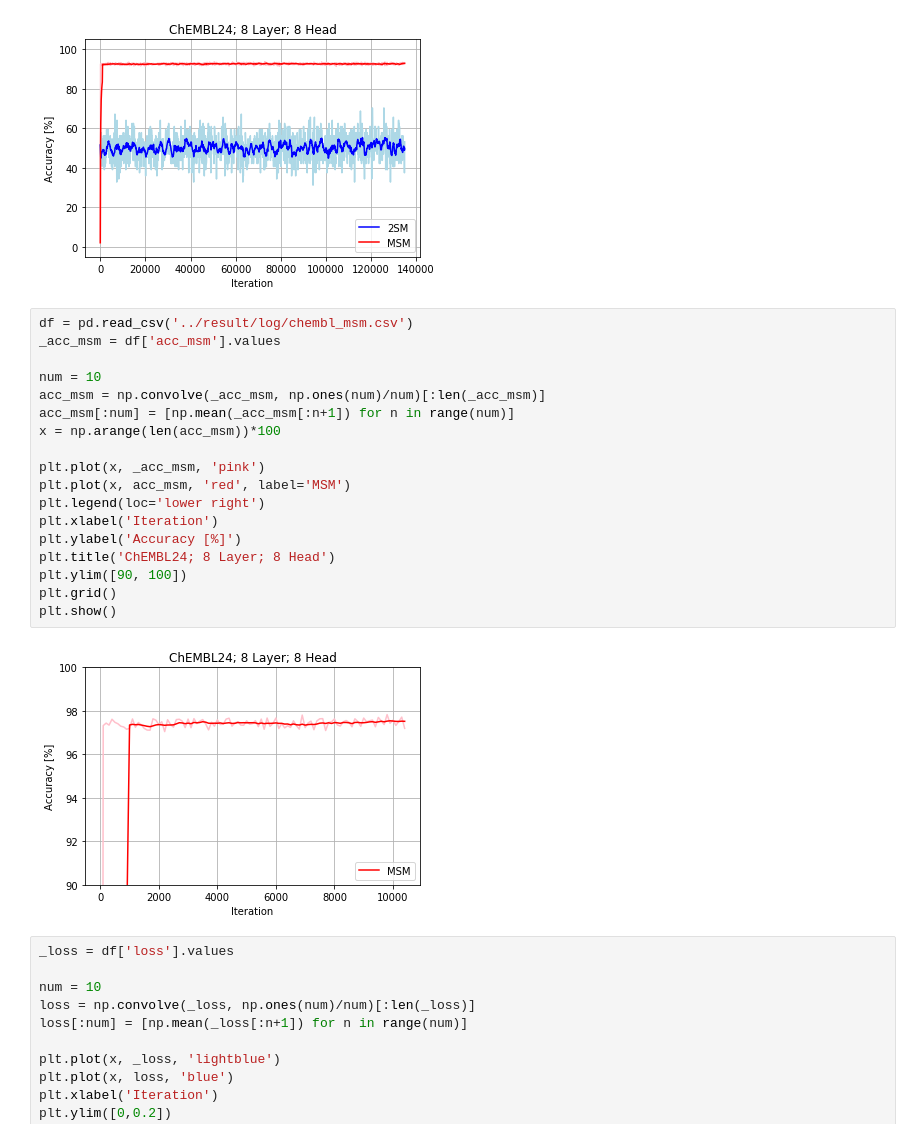
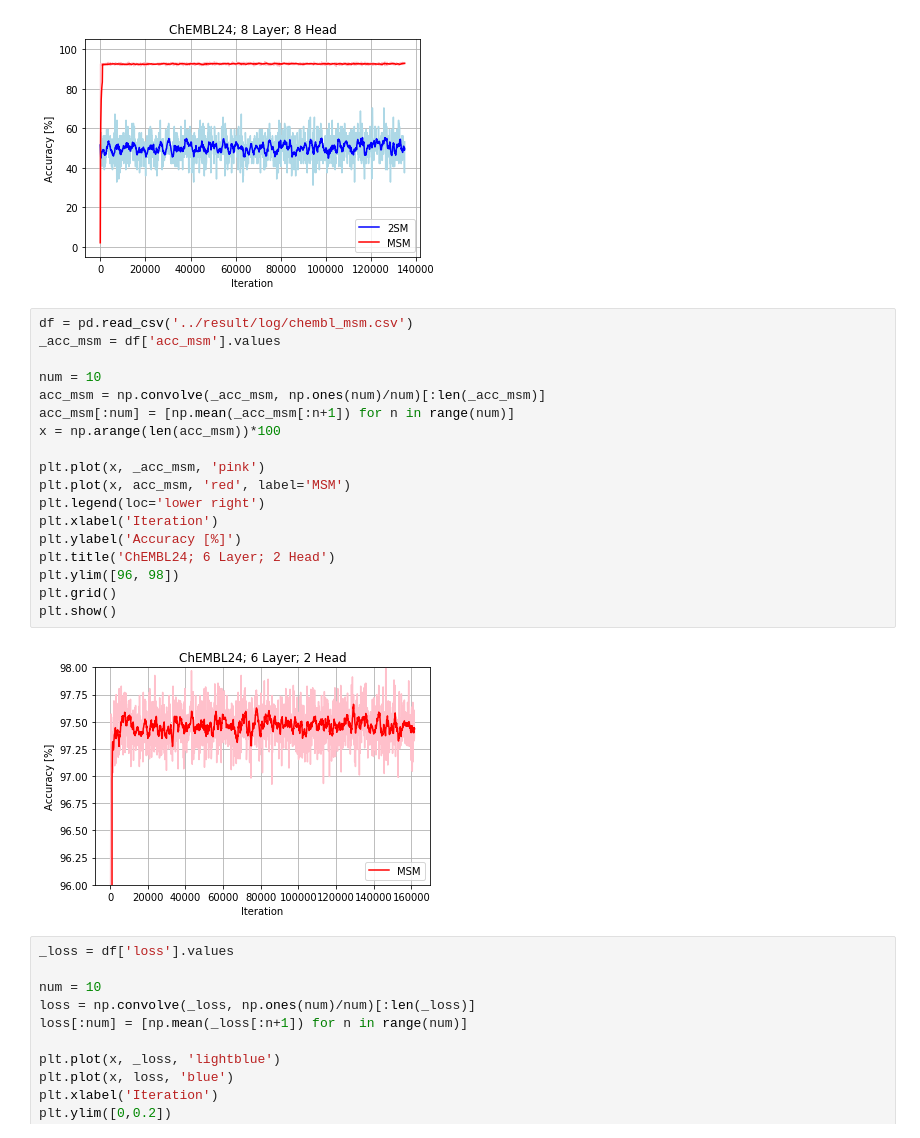
Before and after one commit to DSPsleeporg/smiles-transformer, a Jupyter notebook: smiles_transformer/Untitled.ipynb, the cells around one changed output. Saved outputs shown, nothing was run; the diff lists cells and outputs as text.

```diff
--- a/smiles_transformer/Untitled.ipynb
+++ b/smiles_transformer/Untitled.ipynb
@@ -104,23 +104,23 @@ plt.show()
 # %%
 df = pd.read_csv('../result/log/chembl_msm.csv')
 _acc_msm = df['acc_msm'].values
 
 num = 10
 acc_msm = np.convolve(_acc_msm, np.ones(num)/num)[:len(_acc_msm)]
 acc_msm[:num] = [np.mean(_acc_msm[:n+1]) for n in range(num)]
 x = np.arange(len(acc_msm))*100
 
 plt.plot(x, _acc_msm, 'pink')
 plt.plot(x, acc_msm, 'red', label='MSM')
 plt.legend(loc='lower right')
 plt.xlabel('Iteration')
 plt.ylabel('Accuracy [%]')
-plt.title('ChEMBL24; 8 Layer; 8 Head')
-plt.ylim([90, 100])
+plt.title('ChEMBL24; 6 Layer; 2 Head')
+plt.ylim([96, 98])
 plt.grid()
 plt.show()
 # %% [output]
-[figure, old version]
+[figure, new version]
 # %%
 _loss = df['loss'].values
 
```
Also changed, not shown: 3 other files.
